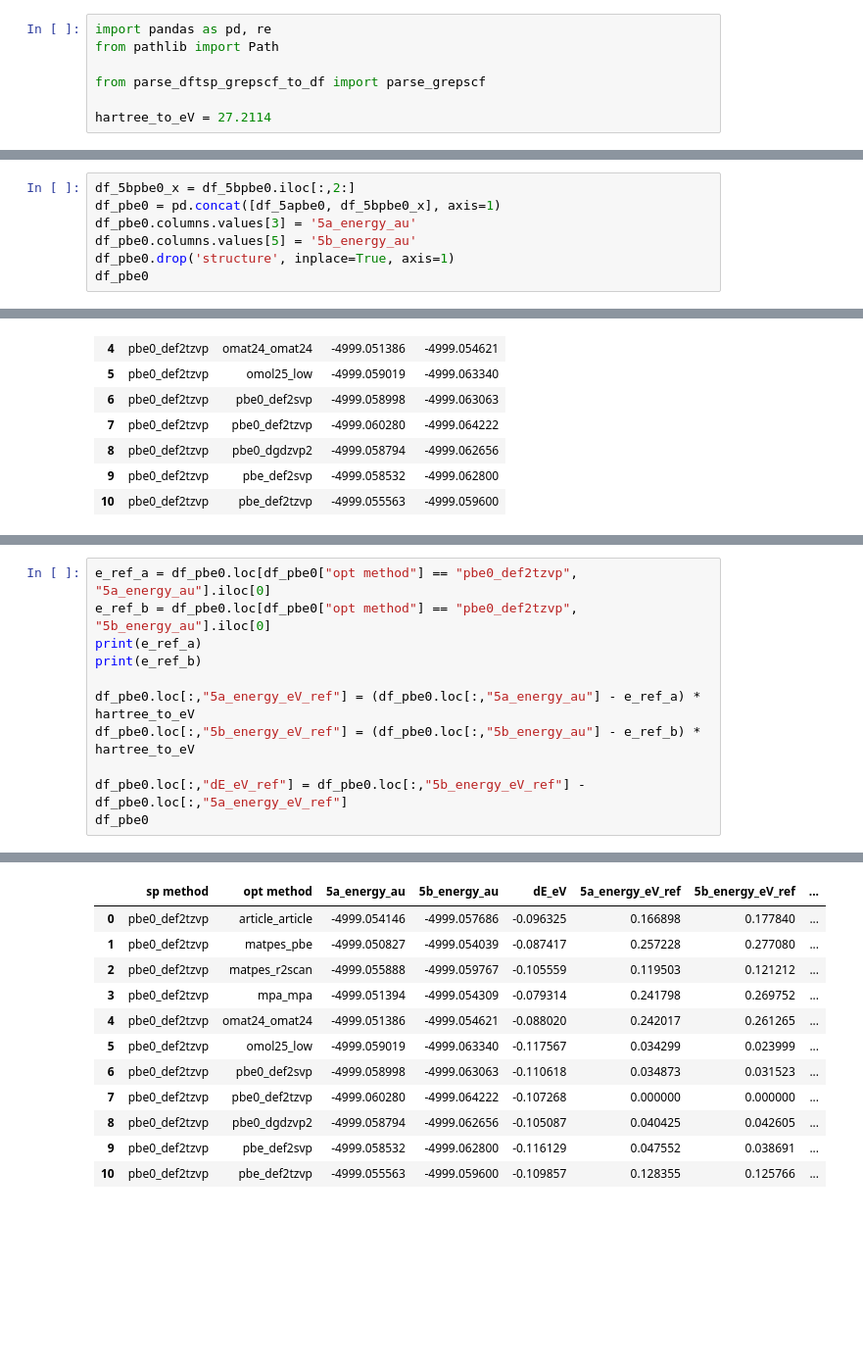
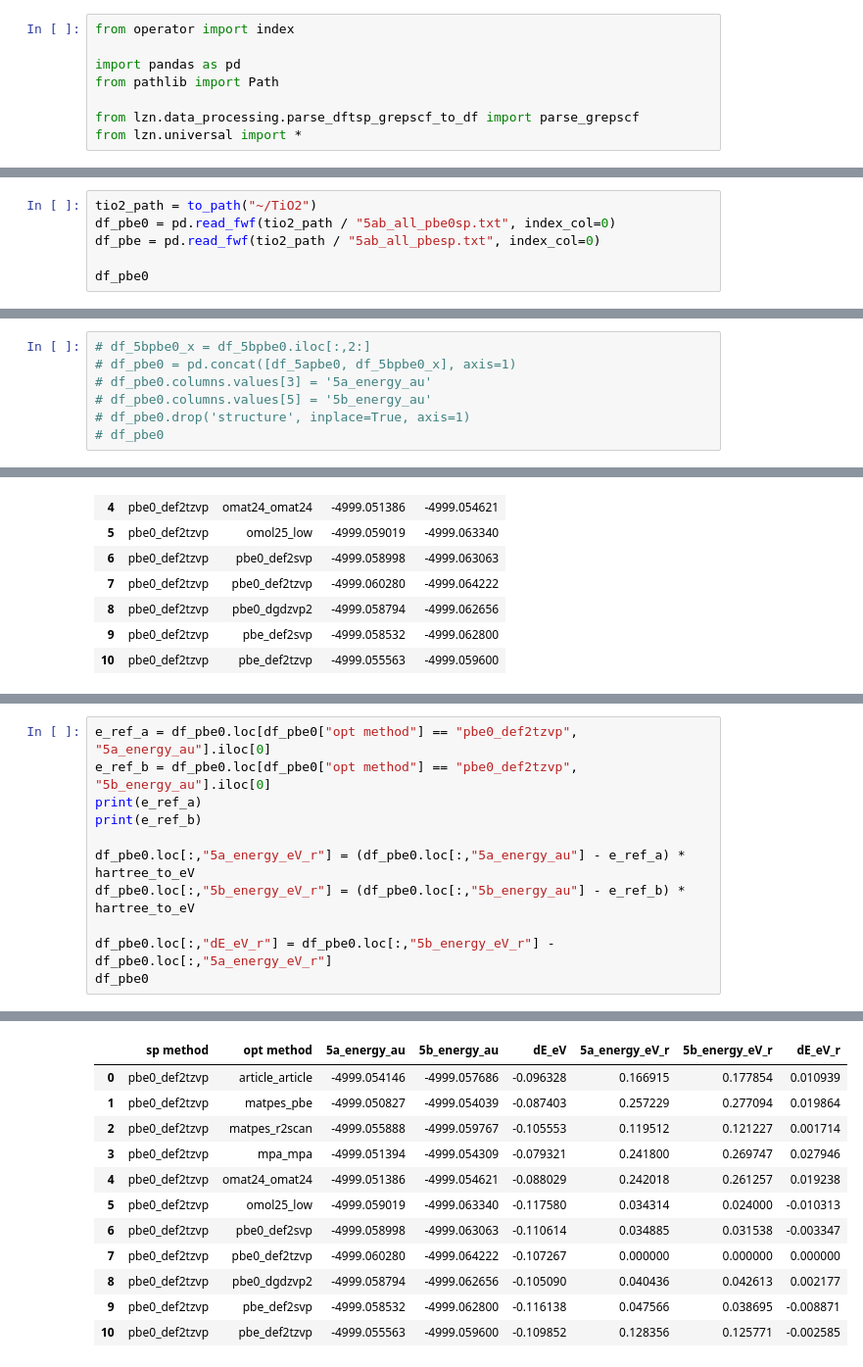
Before and after one commit to lznxbz/thesis_notebooks, a Jupyter notebook: 260210_ChenDixon_5ab_sp.ipynb, the cells around one changed output, grey strips where cells are left out. Shown at 98% size. Cells and saved outputs as stored; diff of their text form; blank space fills up the shorter version.

```diff
--- a/260210_ChenDixon_5ab_sp.ipynb
+++ b/260210_ChenDixon_5ab_sp.ipynb
@@ -1,10 +1,11 @@
 # %%
-import pandas as pd, re
+from operator import index
+
+import pandas as pd
 from pathlib import Path
 
-from parse_dftsp_grepscf_to_df import parse_grepscf
-
-hartree_to_eV = 27.2114
+from lzn.data_processing.parse_dftsp_grepscf_to_df import parse_grepscf
+from lzn.universal import *
 # %% [markdown]
 # Compared DFT sp energies
 pbe0/def2tzvp pbe/def2tzvp
@@ -10,0 +14,6 @@ pbe0/def2tzvp pbe/def2tzvp
+# %%
+tio2_path = to_path("~/TiO2")
+df_pbe0 = pd.read_fwf(tio2_path / "5ab_all_pbe0sp.txt", index_col=0)
+df_pbe = pd.read_fwf(tio2_path / "5ab_all_pbesp.txt", index_col=0)
+
+df_pbe0
@@ -72,12 +96,12 @@ df_5bpbe0
 | 9 | pbe0_def2tzvp | pbe_def2svp | 5b | -4999.062800 |
 | 10 | pbe0_def2tzvp | pbe_def2tzvp | 5b | -4999.059600 |
 # %%
-df_5bpbe0_x = df_5bpbe0.iloc[:,2:]
-df_pbe0 = pd.concat([df_5apbe0, df_5bpbe0_x], axis=1)
-df_pbe0.columns.values[3] = '5a_energy_au'
-df_pbe0.columns.values[5] = '5b_energy_au'
-df_pbe0.drop('structure', inplace=True, axis=1)
-df_pbe0
+# df_5bpbe0_x = df_5bpbe0.iloc[:,2:]
+# df_pbe0 = pd.concat([df_5apbe0, df_5bpbe0_x], axis=1)
+# df_pbe0.columns.values[3] = '5a_energy_au'
+# df_pbe0.columns.values[5] = '5b_energy_au'
+# df_pbe0.drop('structure', inplace=True, axis=1)
+# df_pbe0
 # %% [output]
 |  | sp method | opt method | 5a_energy_au | 5b_energy_au |
 | 0 | pbe0_def2tzvp | article_article | -4999.054146 | -4999.057686 |
@@ -141,9 +167,9 @@ e_ref_b = df_pbe0.loc[df_pbe0["opt method"] == "pbe0_def2tzvp", "5b_energy_au"].
 print(e_ref_a)
 print(e_ref_b)
 
-df_pbe0.loc[:,"5a_energy_eV_ref"] = (df_pbe0.loc[:,"5a_energy_au"] - e_ref_a) * hartree_to_eV
-df_pbe0.loc[:,"5b_energy_eV_ref"] = (df_pbe0.loc[:,"5b_energy_au"] - e_ref_b) * hartree_to_eV
+df_pbe0.loc[:,"5a_energy_eV_r"] = (df_pbe0.loc[:,"5a_energy_au"] - e_ref_a) * hartree_to_eV
+df_pbe0.loc[:,"5b_energy_eV_r"] = (df_pbe0.loc[:,"5b_energy_au"] - e_ref_b) * hartree_to_eV
 
-df_pbe0.loc[:,"dE_eV_ref"] = df_pbe0.loc[:,"5b_energy_eV_ref"] - df_pbe0.loc[:,"5a_energy_eV_ref"]
+df_pbe0.loc[:,"dE_eV_r"] = df_pbe0.loc[:,"5b_energy_eV_r"] - df_pbe0.loc[:,"5a_energy_eV_r"]
 df_pbe0
 # %% [output]
@@ -152,15 +178,15 @@ df_pbe0
-|  | sp method | opt method | 5a_energy_au | 5b_energy_au | dE_eV | 5a_energy_eV_ref | 5b_energy_eV_ref | ... |
-| 0 | pbe0_def2tzvp | article_article | -4999.054146 | -4999.057686 | -0.096325 | 0.166898 | 0.177840 | ... |
-| 1 | pbe0_def2tzvp | matpes_pbe | -4999.050827 | -4999.054039 | -0.087417 | 0.257228 | 0.277080 | ... |
-| 2 | pbe0_def2tzvp | matpes_r2scan | -4999.055888 | -4999.059767 | -0.105559 | 0.119503 | 0.121212 | ... |
-| 3 | pbe0_def2tzvp | mpa_mpa | -4999.051394 | -4999.054309 | -0.079314 | 0.241798 | 0.269752 | ... |
-| 4 | pbe0_def2tzvp | omat24_omat24 | -4999.051386 | -4999.054621 | -0.088020 | 0.242017 | 0.261265 | ... |
-| 5 | pbe0_def2tzvp | omol25_low | -4999.059019 | -4999.063340 | -0.117567 | 0.034299 | 0.023999 | ... |
-| 6 | pbe0_def2tzvp | pbe0_def2svp | -4999.058998 | -4999.063063 | -0.110618 | 0.034873 | 0.031523 | ... |
-| 7 | pbe0_def2tzvp | pbe0_def2tzvp | -4999.060280 | -4999.064222 | -0.107268 | 0.000000 | 0.000000 | ... |
-| 8 | pbe0_def2tzvp | pbe0_dgdzvp2 | -4999.058794 | -4999.062656 | -0.105087 | 0.040425 | 0.042605 | ... |
-| 9 | pbe0_def2tzvp | pbe_def2svp | -4999.058532 | -4999.062800 | -0.116129 | 0.047552 | 0.038691 | ... |
-| 10 | pbe0_def2tzvp | pbe_def2tzvp | -4999.055563 | -4999.059600 | -0.109857 | 0.128355 | 0.125766 | ... |
+|  | sp method | opt method | 5a_energy_au | 5b_energy_au | dE_eV | 5a_energy_eV_r | 5b_energy_eV_r | dE_eV_r |
+| 0 | pbe0_def2tzvp | article_article | -4999.054146 | -4999.057686 | -0.096328 | 0.166915 | 0.177854 | 0.010939 |
+| 1 | pbe0_def2tzvp | matpes_pbe | -4999.050827 | -4999.054039 | -0.087403 | 0.257229 | 0.277094 | 0.019864 |
+| 2 | pbe0_def2tzvp | matpes_r2scan | -4999.055888 | -4999.059767 | -0.105553 | 0.119512 | 0.121227 | 0.001714 |
+| 3 | pbe0_def2tzvp | mpa_mpa | -4999.051394 | -4999.054309 | -0.079321 | 0.241800 | 0.269747 | 0.027946 |
+| 4 | pbe0_def2tzvp | omat24_omat24 | -4999.051386 | -4999.054621 | -0.088029 | 0.242018 | 0.261257 | 0.019238 |
+| 5 | pbe0_def2tzvp | omol25_low | -4999.059019 | -4999.063340 | -0.117580 | 0.034314 | 0.024000 | -0.010313 |
+| 6 | pbe0_def2tzvp | pbe0_def2svp | -4999.058998 | -4999.063063 | -0.110614 | 0.034885 | 0.031538 | -0.003347 |
+| 7 | pbe0_def2tzvp | pbe0_def2tzvp | -4999.060280 | -4999.064222 | -0.107267 | 0.000000 | 0.000000 | 0.000000 |
+| 8 | pbe0_def2tzvp | pbe0_dgdzvp2 | -4999.058794 | -4999.062656 | -0.105090 | 0.040436 | 0.042613 | 0.002177 |
+| 9 | pbe0_def2tzvp | pbe_def2svp | -4999.058532 | -4999.062800 | -0.116138 | 0.047566 | 0.038695 | -0.008871 |
+| 10 | pbe0_def2tzvp | pbe_def2tzvp | -4999.055563 | -4999.059600 | -0.109852 | 0.128356 | 0.125771 | -0.002585 |
 # %%
 e_ref_a = df_pbe.loc[df_pbe["opt method"] == "pbe_def2tzvp", "5a_energy_au"].iloc[0]
 e_ref_b = df_pbe.loc[df_pbe["opt method"] == "pbe_def2tzvp", "5b_energy_au"].iloc[0]
```
Also changed, not shown: parts of 18 cells of this notebook, 3 other files.
